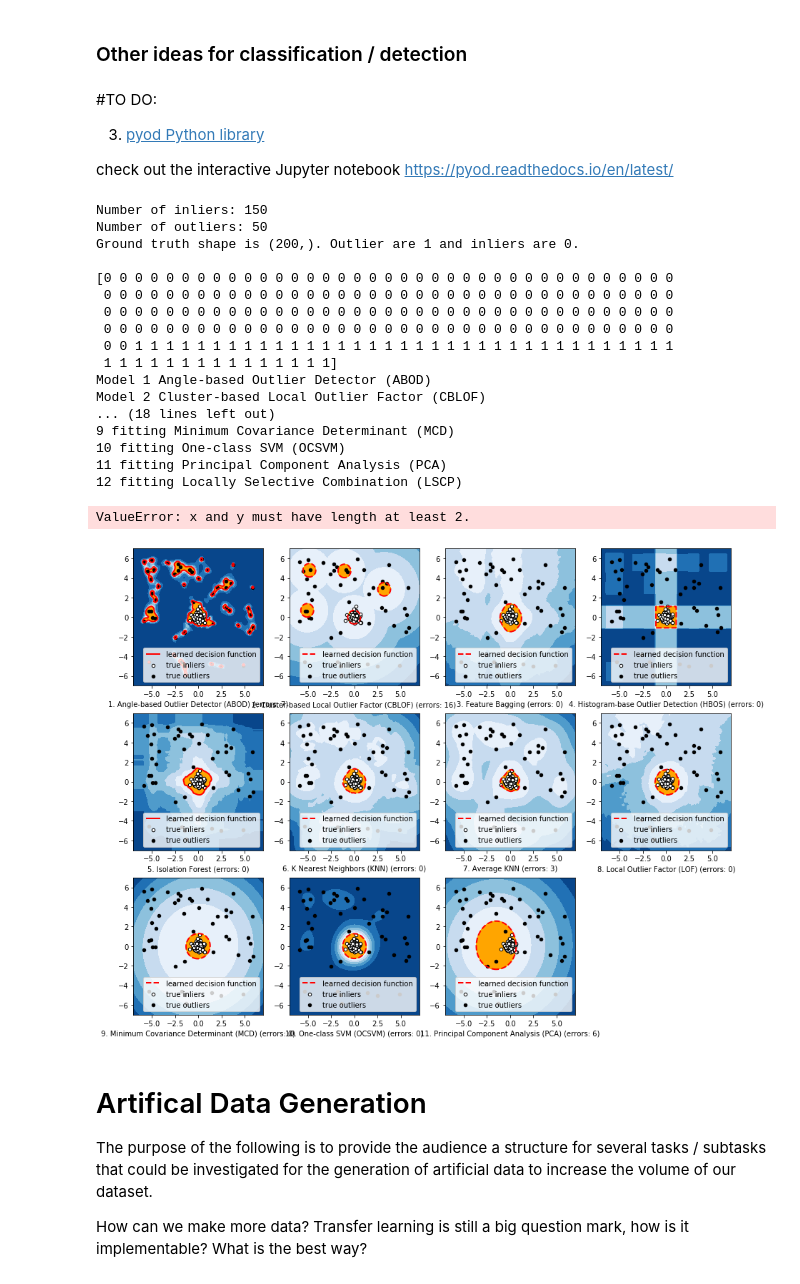
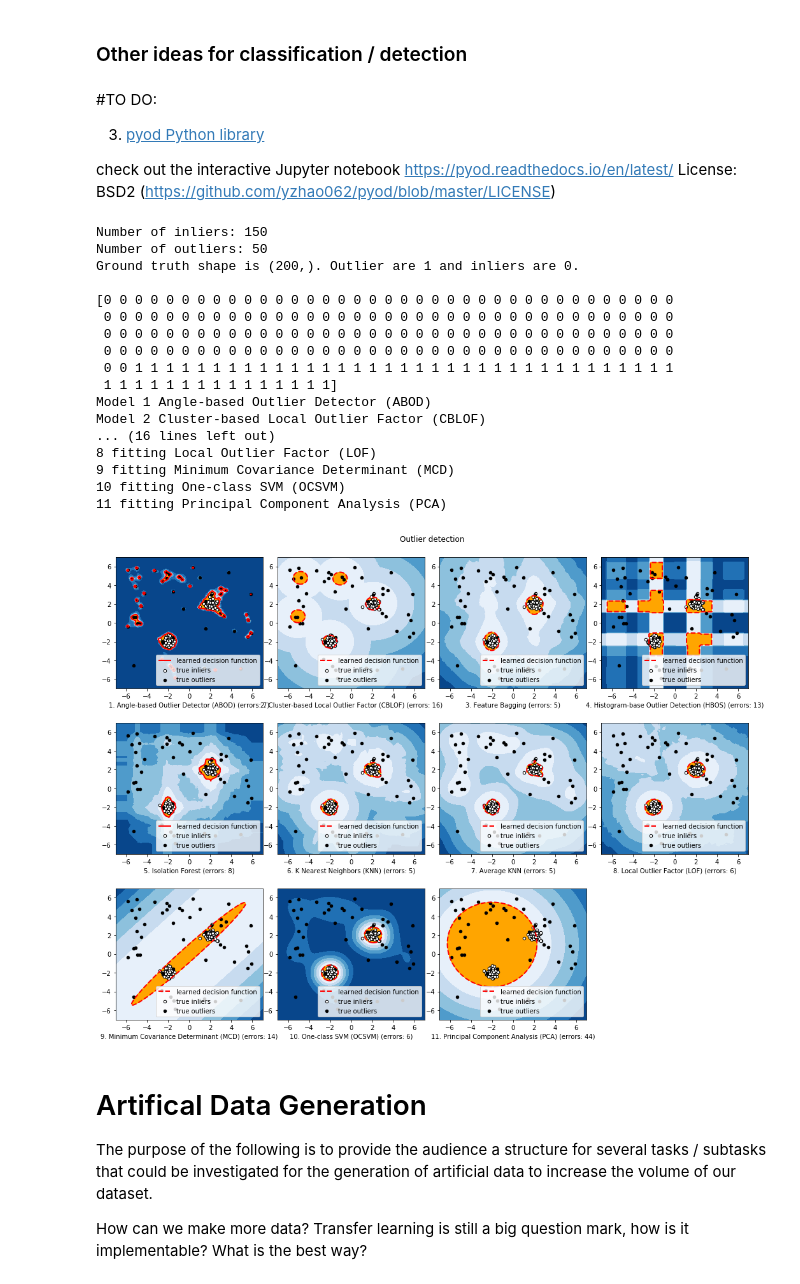
Before and after one commit to parksoy/DAMADAY2020_NASA, a Jupyter notebook: IwillbeOfficial_FromLocal_Soyoung.ipynb, the cells around one changed output. Cells and saved outputs as stored; diff of their text form; code cells hidden in the pictures.

```diff
--- a/IwillbeOfficial_FromLocal_Soyoung.ipynb
+++ b/IwillbeOfficial_FromLocal_Soyoung.ipynb
@@ -842,6 +842,7 @@ Detection of COVID-19 Outbreak in Italy](https://ieeexplore.ieee.org/stamp/stamp
 3. [pyod Python library](https://www.analyticsvidhya.com/blog/2019/02/outlier-detection-python-pyod/)
 
 check out the interactive Jupyter notebook https://pyod.readthedocs.io/en/latest/
+License: BSD2 (https://github.com/yzhao062/pyod/blob/master/LICENSE)
 # %%
 # TO DO: Following is direct copy of
 # https://github.com/yzhao062/pyod/blob/master/notebooks/Compare%20All%20Models.ipynb
@@ -879,7 +880,7 @@ from pyod.models.lscp import LSCP
 # Define the number of inliers and outliers
 n_samples = 200
 outliers_fraction = 0.25
-clusters_separation = [0]
+clusters_separation = [2] #Soyoung add comments: You can manually fix the number of clusters
 
 # Compare given detectors under given settings
 # Initialize the data
@@ -928,9 +929,9 @@ classifiers = {
     'One-class SVM (OCSVM)': OCSVM(contamination=outliers_fraction),
     'Principal Component Analysis (PCA)': PCA(
         contamination=outliers_fraction, random_state=random_state),
-    'Locally Selective Combination (LSCP)': LSCP(
-        detector_list, contamination=outliers_fraction,
-        random_state=random_state)
+#     'Locally Selective Combination (LSCP)': LSCP(
+#         detector_list, contamination=outliers_fraction,
+#         random_state=random_state)  #Soyoung commented out- not working due to dimension
 }
 
 
@@ -975,37 +976,36 @@ for i, offset in enumerate(clusters_separation):
         c = subplot.scatter(X[-n_outliers:, 0], X[-n_outliers:, 1], c='black',
                             s=20, edgecolor='k')
         subplot.axis('tight')
         subplot.legend(
             [a.collections[0], b, c],
             ['learned decision function', 'true inliers', 'true outliers'],
             prop=matplotlib.font_manager.FontProperties(size=10),
             loc='lower right')
         subplot.set_xlabel("%d. %s (errors: %d)" % (i + 1, clf_name, n_errors))
         subplot.set_xlim((-7, 7))
         subplot.set_ylim((-7, 7))
     plt.subplots_adjust(0.04, 0.1, 0.96, 0.94, 0.1, 0.26)
     plt.suptitle("Outlier detection")
 plt.show()
 # %% [output]
 Number of inliers: 150
 Number of outliers: 50
 Ground truth shape is (200,). Outlier are 1 and inliers are 0.
 
 [0 0 0 0 0 0 0 0 0 0 0 0 0 0 0 0 0 0 0 0 0 0 0 0 0 0 0 0 0 0 0 0 0 0 0 0 0
  0 0 0 0 0 0 0 0 0 0 0 0 0 0 0 0 0 0 0 0 0 0 0 0 0 0 0 0 0 0 0 0 0 0 0 0 0
  0 0 0 0 0 0 0 0 0 0 0 0 0 0 0 0 0 0 0 0 0 0 0 0 0 0 0 0 0 0 0 0 0 0 0 0 0
  0 0 0 0 0 0 0 0 0 0 0 0 0 0 0 0 0 0 0 0 0 0 0 0 0 0 0 0 0 0 0 0 0 0 0 0 0
  0 0 1 1 1 1 1 1 1 1 1 1 1 1 1 1 1 1 1 1 1 1 1 1 1 1 1 1 1 1 1 1 1 1 1 1 1
  1 1 1 1 1 1 1 1 1 1 1 1 1 1 1]
 Model 1 Angle-based Outlier Detector (ABOD)
 Model 2 Cluster-based Local Outlier Factor (CBLOF)
-... (18 lines left out)
+... (16 lines left out)
+8 fitting Local Outlier Factor (LOF)
 9 fitting Minimum Covariance Determinant (MCD)
 10 fitting One-class SVM (OCSVM)
 11 fitting Principal Component Analysis (PCA)
-12 fitting Locally Selective Combination (LSCP)
-ValueError: x and y must have length at least 2.
-[figure, old version]
+[figure, new version]
 # %%
 #TO DO:
 # %% [markdown]
```
Also changed, not shown: parts of 1 cell of this notebook, 1 other file.
